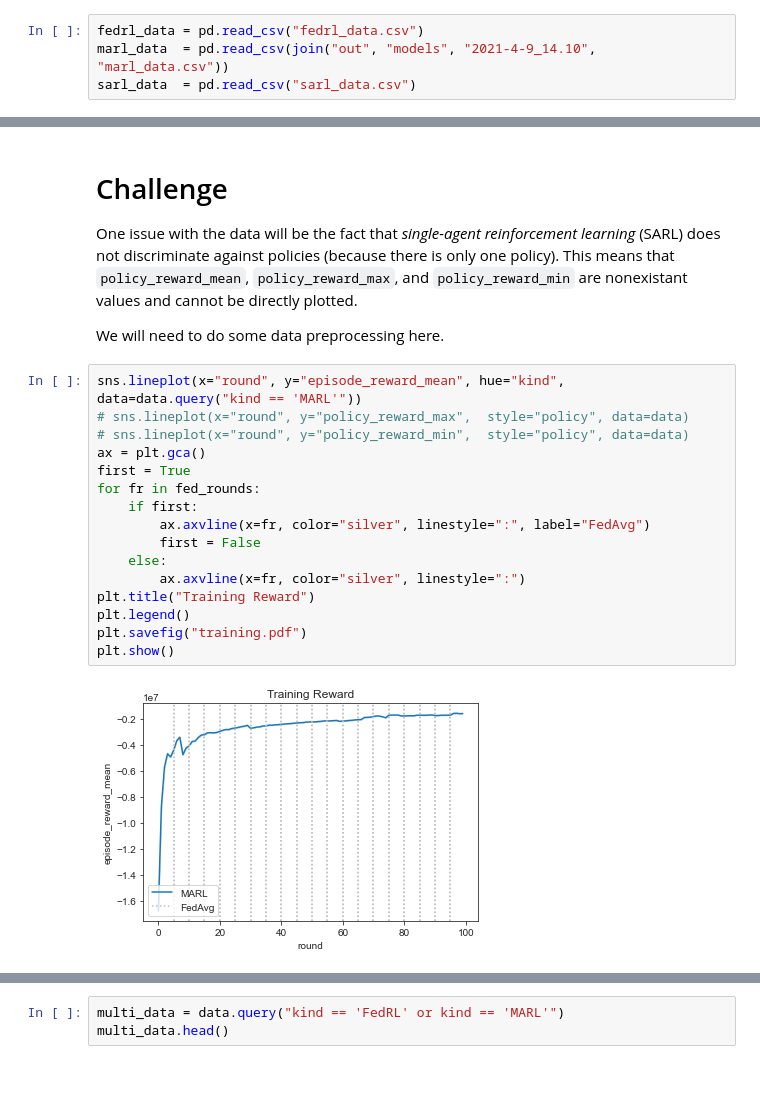
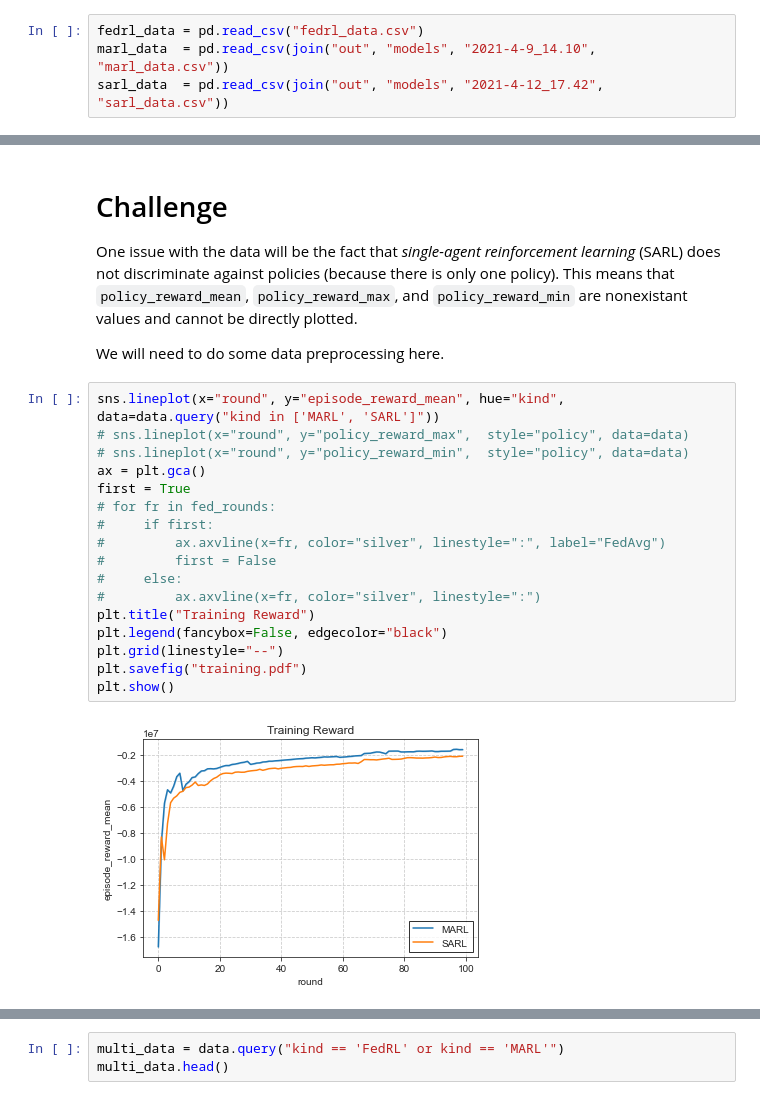
Before and after one commit to nathaniel-hudson/SUMO-FedRL, a Jupyter notebook: Plotter.ipynb, the cells around one changed output, grey strips where cells are left out. Saved outputs shown, nothing was run; the diff lists cells and outputs as text.

```diff
--- a/Plotter.ipynb
+++ b/Plotter.ipynb
@@ -9,7 +9,7 @@ sns.set_style("ticks")
 # %%
 fedrl_data = pd.read_csv("fedrl_data.csv")
 marl_data  = pd.read_csv(join("out", "models", "2021-4-9_14.10", "marl_data.csv"))
-sarl_data  = pd.read_csv("sarl_data.csv")
+sarl_data  = pd.read_csv(join("out", "models", "2021-4-12_17.42", "sarl_data.csv"))
 # %%
 fedrl_data["kind"] = ["FedRL" for i in range(len(fedrl_data))]
 marl_data["kind"] = ["MARL" for i in range(len(marl_data))]
@@ -55,23 +55,24 @@ One issue with the data will be the fact that *single-agent reinforcement learni
 
 We will need to do some data preprocessing here.
 # %%
-sns.lineplot(x="round", y="episode_reward_mean", hue="kind", data=data.query("kind == 'MARL'"))
+sns.lineplot(x="round", y="episode_reward_mean", hue="kind", data=data.query("kind in ['MARL', 'SARL']"))
 # sns.lineplot(x="round", y="policy_reward_max",  style="policy", data=data)
 # sns.lineplot(x="round", y="policy_reward_min",  style="policy", data=data)
 ax = plt.gca()
 first = True
-for fr in fed_rounds:
-    if first:
-        ax.axvline(x=fr, color="silver", linestyle=":", label="FedAvg")
-        first = False
-    else:
-        ax.axvline(x=fr, color="silver", linestyle=":")
+# for fr in fed_rounds:
+#     if first:
+#         ax.axvline(x=fr, color="silver", linestyle=":", label="FedAvg")
+#         first = False
+#     else:
+#         ax.axvline(x=fr, color="silver", linestyle=":")
 plt.title("Training Reward")
-plt.legend()
+plt.legend(fancybox=False, edgecolor="black")
+plt.grid(linestyle="--")
 plt.savefig("training.pdf")
 plt.show()
 # %% [output]
-[figure, old version]
+[figure, new version]
 # %%
 sns.boxenplot(data=data, hue="kind", y="kind", x="episode_len_mean")
 plt.legend().remove()
```
Also changed, not shown: parts of 1 cell of this notebook, 3 other files.
